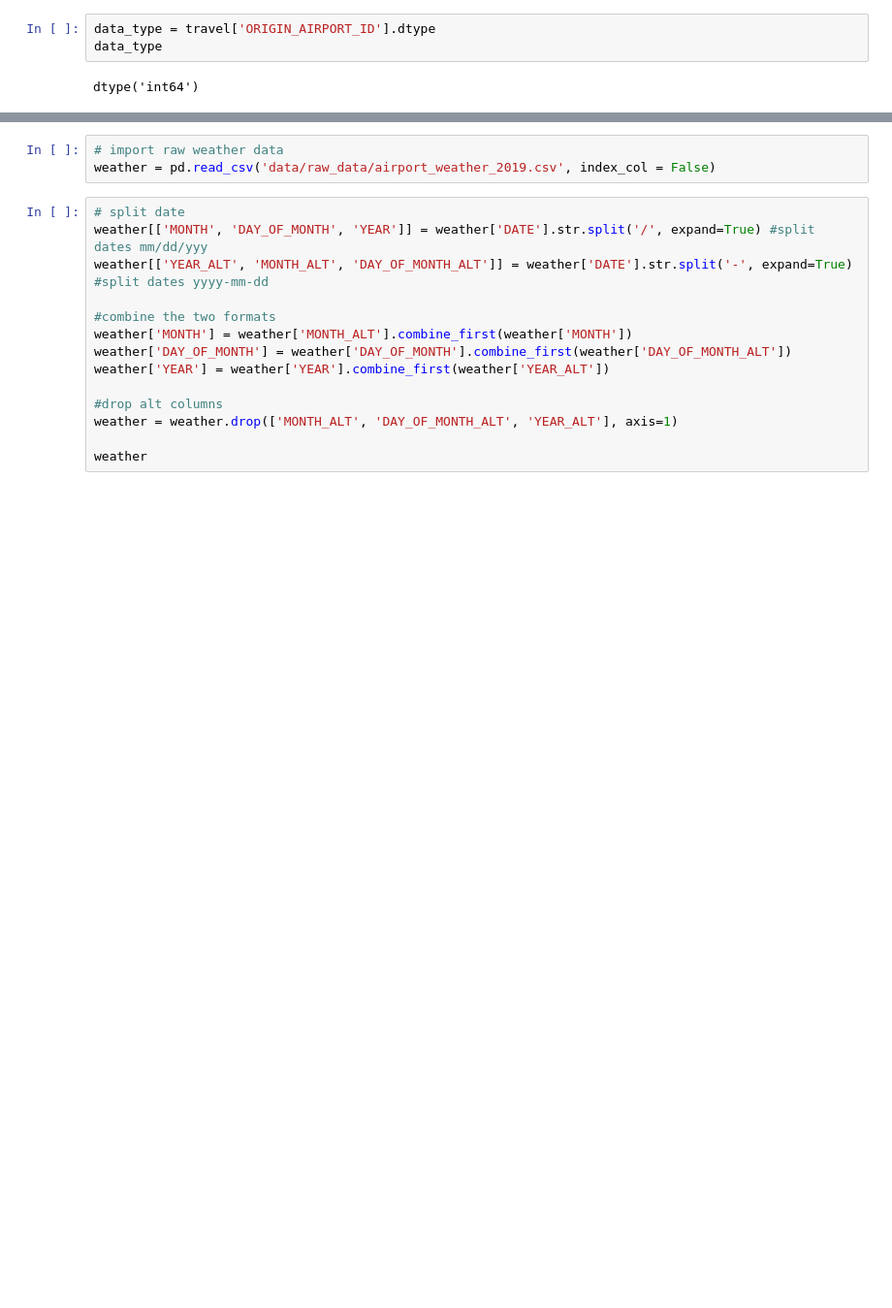
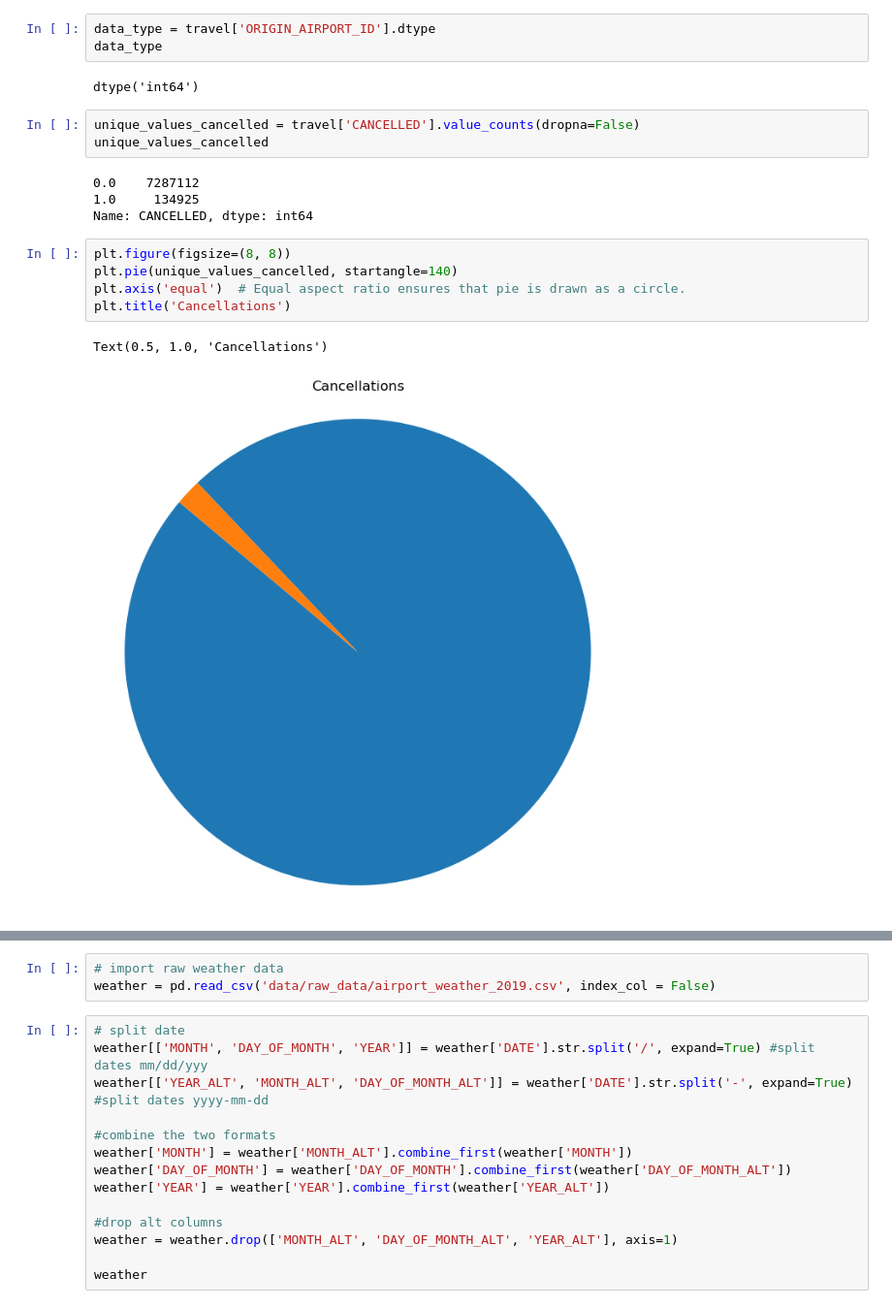
Before and after one commit to isJordy/airplane-weather, a Jupyter notebook: code.ipynb, the cells around one changed output, grey strips where cells are left out. Shown at 97% size. Cells and saved outputs as stored; diff of their text form; blank space fills up the shorter version.

Commit message:
adding some visuals

```diff
--- a/code.ipynb
+++ b/code.ipynb
@@ -53,3 +54,18 @@ data_type = travel['ORIGIN_AIRPORT_ID'].dtype
 data_type
 # %% [output]
 dtype('int64')
+# %%
+unique_values_cancelled = travel['CANCELLED'].value_counts(dropna=False)
+unique_values_cancelled
+# %% [output]
+0.0    7287112
+1.0     134925
+Name: CANCELLED, dtype: int64
+# %%
+plt.figure(figsize=(8, 8))
+plt.pie(unique_values_cancelled, startangle=140)
+plt.axis('equal')  # Equal aspect ratio ensures that pie is drawn as a circle.
+plt.title('Cancellations')
+# %% [output]
+Text(0.5, 1.0, 'Cancellations')
+[figure, added]
```
Also changed, not shown: parts of 38 cells of this notebook, 2 other files.
